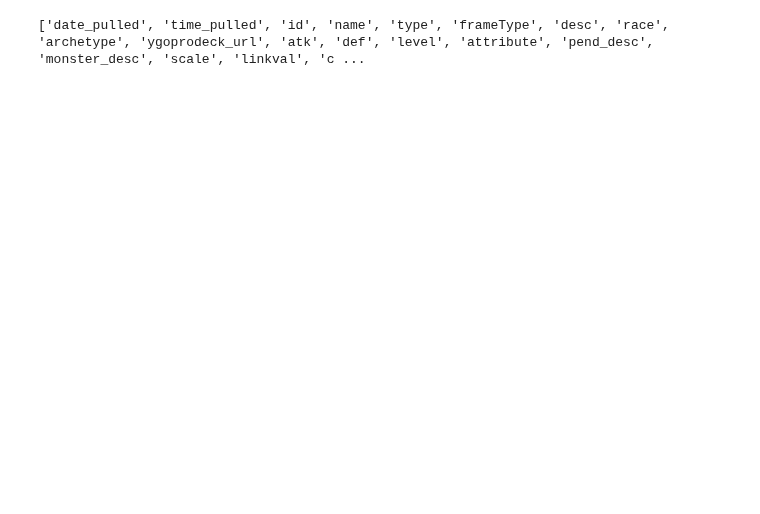
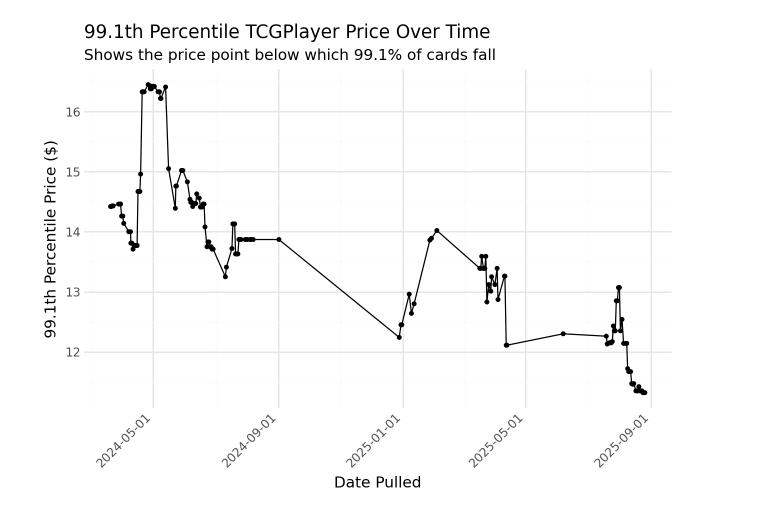
Before and after one commit to mlchrzan/Heart-of-the-Cards, a Jupyter notebook: Code/playground.ipynb, the cells around one changed output. Drawn from its saved outputs; the diff is of its cells as text; code cells hidden in the pictures; blank space fills up the shorter version.

Commit message:
loading recent data and files

```diff
--- a/Code/playground.ipynb
+++ b/Code/playground.ipynb
@@ -5,8 +6,37 @@ import plotnine as pn
 # %%
 # Import the data
 data = pl.read_csv("../Data/combined_data.csv", null_values="NA")
-# %%
-# Get the columns names in first_year
-print(data.columns)
-# %% [output]
-['date_pulled', 'time_pulled', 'id', 'name', 'type', 'frameType', 'desc', 'race', 'archetype', 'ygoprodeck_url', 'atk', 'def', 'level', 'attribute', 'pend_desc', 'monster_desc', 'scale', 'linkval', 'c ...
+# %%
+# Calculate summary statistics for each data pull (e.g., percentiles)
+summary_stats = (
+    data
+    .group_by('time_pulled')
+    .agg([
+        pl.col('tcgplayer_price').quantile(0.991).alias('p99.1'),
+        pl.col('tcgplayer_price').quantile(0.95).alias('p95'),
+        pl.col('tcgplayer_price').quantile(0.5).alias('median'),
+        pl.col('tcgplayer_price').mean().alias('mean'),
+        pl.col('tcgplayer_price').count().alias('count')
+    ])
+    .rename({'time_pulled': 'date_pulled'})
+    .sort('date_pulled')
+)
+
+# Convert summary_stats to pandas for plotting
+summary_df = summary_stats.to_pandas()
+
+# Convert date_pulled to datetime
+summary_df['date_pulled'] = pd.to_datetime(summary_df['date_pulled'])
+
+# Create the plot
+(pn.ggplot(summary_df, pn.aes(x='date_pulled', y='p99.1')) +
+ pn.geom_line() +
+ pn.geom_point(size=1) +
+ pn.theme_minimal() +
+ pn.labs(title='99.1th Percentile TCGPlayer Price Over Time',
+         x='Date Pulled',
+         y='99.1th Percentile Price ($)',
+         subtitle='Shows the price point below which 99.1% of cards fall') +
+ pn.theme(axis_text_x=pn.element_text(rotation=45, hjust=1)))
+# %% [output]
+[figure, added]
```
Also changed, not shown: parts of 16 cells of this notebook, 28 other files.
